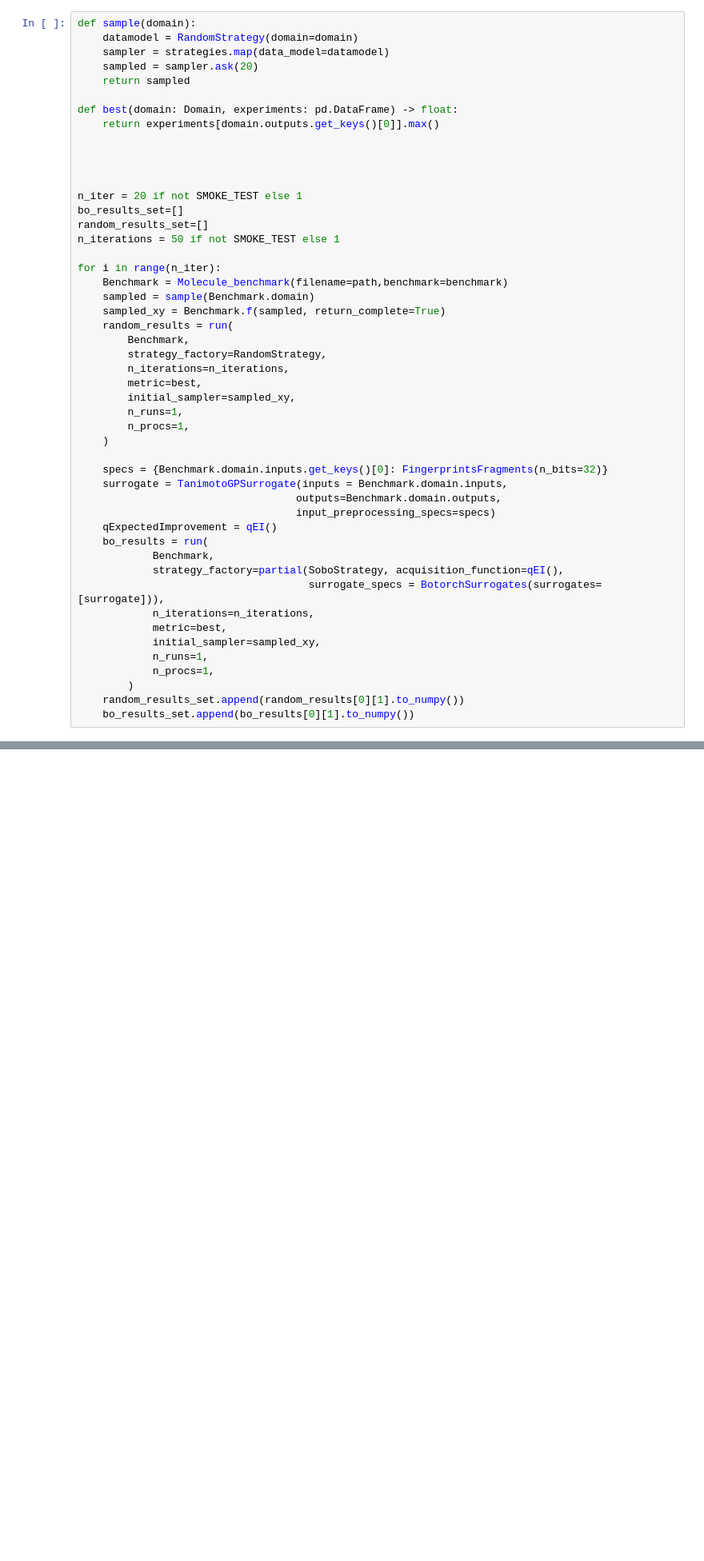
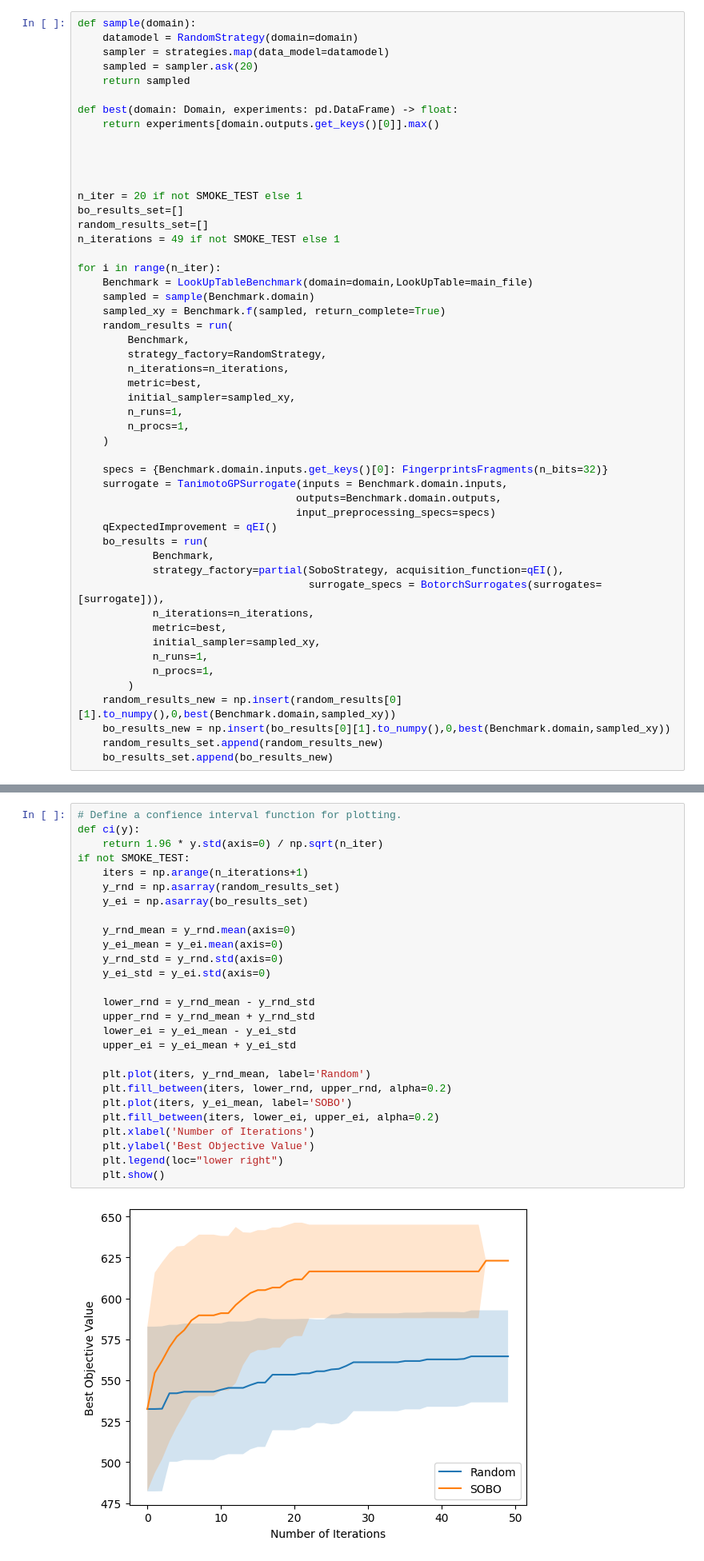
Before and after one commit to experimental-design/bofire, a Jupyter notebook: tutorials/benchmarks/009-Bayesian_optimization_over_molecules.ipynb, the cells around one changed output, grey strips where cells are left out. Shown at 80% size. Drawn from its saved outputs; the diff is of its cells as text; blank space fills up the shorter version.

```diff
--- a/tutorials/benchmarks/009-Bayesian_optimization_over_molecules.ipynb
+++ b/tutorials/benchmarks/009-Bayesian_optimization_over_molecules.ipynb
@@ -59,10 +90,10 @@ def best(domain: Domain, experiments: pd.DataFrame) -> float:
 n_iter = 20 if not SMOKE_TEST else 1
 bo_results_set=[]
 random_results_set=[]
-n_iterations = 50 if not SMOKE_TEST else 1
+n_iterations = 49 if not SMOKE_TEST else 1
 
 for i in range(n_iter):
-    Benchmark = Molecule_benchmark(filename=path,benchmark=benchmark)
+    Benchmark = LookUpTableBenchmark(domain=domain,LookUpTable=main_file)
     sampled = sample(Benchmark.domain)
     sampled_xy = Benchmark.f(sampled, return_complete=True)
     random_results = run(
@@ -90,8 +121,10 @@ for i in range(n_iter):
             n_runs=1,
             n_procs=1,
         )
-    random_results_set.append(random_results[0][1].to_numpy())
-    bo_results_set.append(bo_results[0][1].to_numpy())
+    random_results_new = np.insert(random_results[0][1].to_numpy(),0,best(Benchmark.domain,sampled_xy))
+    bo_results_new = np.insert(bo_results[0][1].to_numpy(),0,best(Benchmark.domain,sampled_xy))
+    random_results_set.append(random_results_new)
+    bo_results_set.append(bo_results_new)
 # %% [markdown]
 ## Performance
 SOBO outperforms random search in terms of selecting molecules with high E isomer pi-pi* transition wavelength.
@@ -126,0 +131,29 @@ if not SMOKE_TEST:
+# %%
+# Define a confience interval function for plotting.
+def ci(y):
+    return 1.96 * y.std(axis=0) / np.sqrt(n_iter)
+if not SMOKE_TEST:
+    iters = np.arange(n_iterations+1)
+    y_rnd = np.asarray(random_results_set)
+    y_ei = np.asarray(bo_results_set)
+
+    y_rnd_mean = y_rnd.mean(axis=0)
+    y_ei_mean = y_ei.mean(axis=0)
+    y_rnd_std = y_rnd.std(axis=0)
+    y_ei_std = y_ei.std(axis=0)
+
+    lower_rnd = y_rnd_mean - y_rnd_std
+    upper_rnd = y_rnd_mean + y_rnd_std
+    lower_ei = y_ei_mean - y_ei_std
+    upper_ei = y_ei_mean + y_ei_std
+
+    plt.plot(iters, y_rnd_mean, label='Random')
+    plt.fill_between(iters, lower_rnd, upper_rnd, alpha=0.2)
+    plt.plot(iters, y_ei_mean, label='SOBO')
+    plt.fill_between(iters, lower_ei, upper_ei, alpha=0.2)
+    plt.xlabel('Number of Iterations')
+    plt.ylabel('Best Objective Value')
+    plt.legend(loc="lower right")
+    plt.show()
+# %% [output]
+[figure, added]
```
Also changed, not shown: parts of 4 cells of this notebook, 3 other files.
